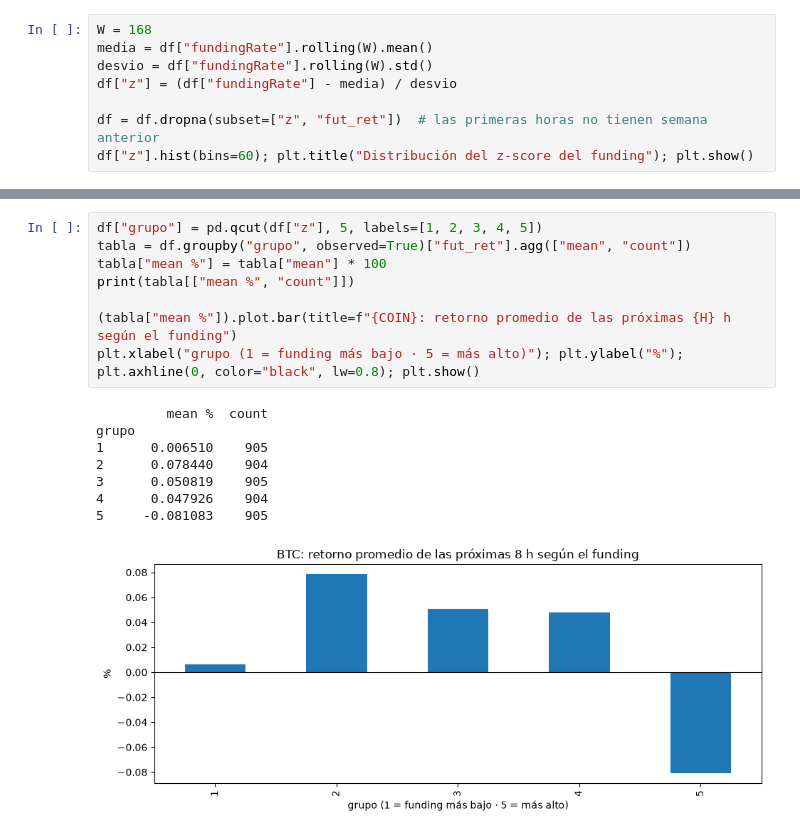
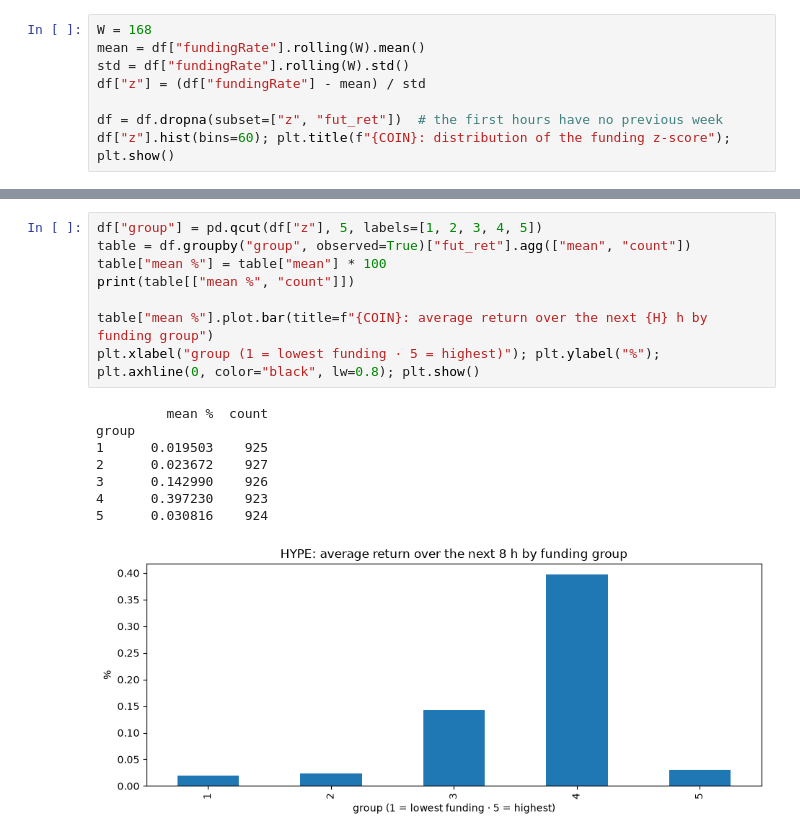
Before and after one commit to b3njaminfuentes/hyperliquid-research, a Jupyter notebook: notebooks/02_funding.ipynb, the cells around one changed output, grey strips where cells are left out. Drawn from its saved outputs; the diff is of its cells as text.

Commit message:
Notebooks and scripts in English, HYPE (Hyperliquid's token) as the default coin, notebooks run with their charts
Co-Authored-By: Claude Opus 5.5 <noreply@anthropic.com>

```diff
--- a/notebooks/02_funding.ipynb
+++ b/notebooks/02_funding.ipynb
@@ -54,9 +55,9 @@ Un funding de 0,001 % puede ser alto en una semana tranquila y normal en una sem
 # %%
 W = 168
-media = df["fundingRate"].rolling(W).mean()
-desvio = df["fundingRate"].rolling(W).std()
-df["z"] = (df["fundingRate"] - media) / desvio
+mean = df["fundingRate"].rolling(W).mean()
+std = df["fundingRate"].rolling(W).std()
+df["z"] = (df["fundingRate"] - mean) / std
 
-df = df.dropna(subset=["z", "fut_ret"])  # las primeras horas no tienen semana anterior
-df["z"].hist(bins=60); plt.title("Distribución del z-score del funding"); plt.show()
+df = df.dropna(subset=["z", "fut_ret"])  # the first hours have no previous week
+df["z"].hist(bins=60); plt.title(f"{COIN}: distribution of the funding z-score"); plt.show()
 # %% [output]
@@ -72,17 +73,17 @@ Después calculamos el retorno futuro promedio de cada grupo.
 # %%
-df["grupo"] = pd.qcut(df["z"], 5, labels=[1, 2, 3, 4, 5])
-tabla = df.groupby("grupo", observed=True)["fut_ret"].agg(["mean", "count"])
-tabla["mean %"] = tabla["mean"] * 100
-print(tabla[["mean %", "count"]])
+df["group"] = pd.qcut(df["z"], 5, labels=[1, 2, 3, 4, 5])
+table = df.groupby("group", observed=True)["fut_ret"].agg(["mean", "count"])
+table["mean %"] = table["mean"] * 100
+print(table[["mean %", "count"]])
 
-(tabla["mean %"]).plot.bar(title=f"{COIN}: retorno promedio de las próximas {H} h según el funding")
-plt.xlabel("grupo (1 = funding más bajo · 5 = más alto)"); plt.ylabel("%"); plt.axhline(0, color="black", lw=0.8); plt.show()
+table["mean %"].plot.bar(title=f"{COIN}: average return over the next {H} h by funding group")
+plt.xlabel("group (1 = lowest funding · 5 = highest)"); plt.ylabel("%"); plt.axhline(0, color="black", lw=0.8); plt.show()
 # %% [output]
          mean %  count
-grupo
-1      0.006510    905
-2      0.078440    904
-3      0.050819    905
-4      0.047926    904
-5     -0.081083    905
+group
+1      0.019503    925
+2      0.023672    927
+3      0.142990    926
+4      0.397230    923
+5      0.030816    924
-[figure, old version]
+[figure, new version]
```
Also changed, not shown: parts of 16 cells of this notebook, 11 other files.
